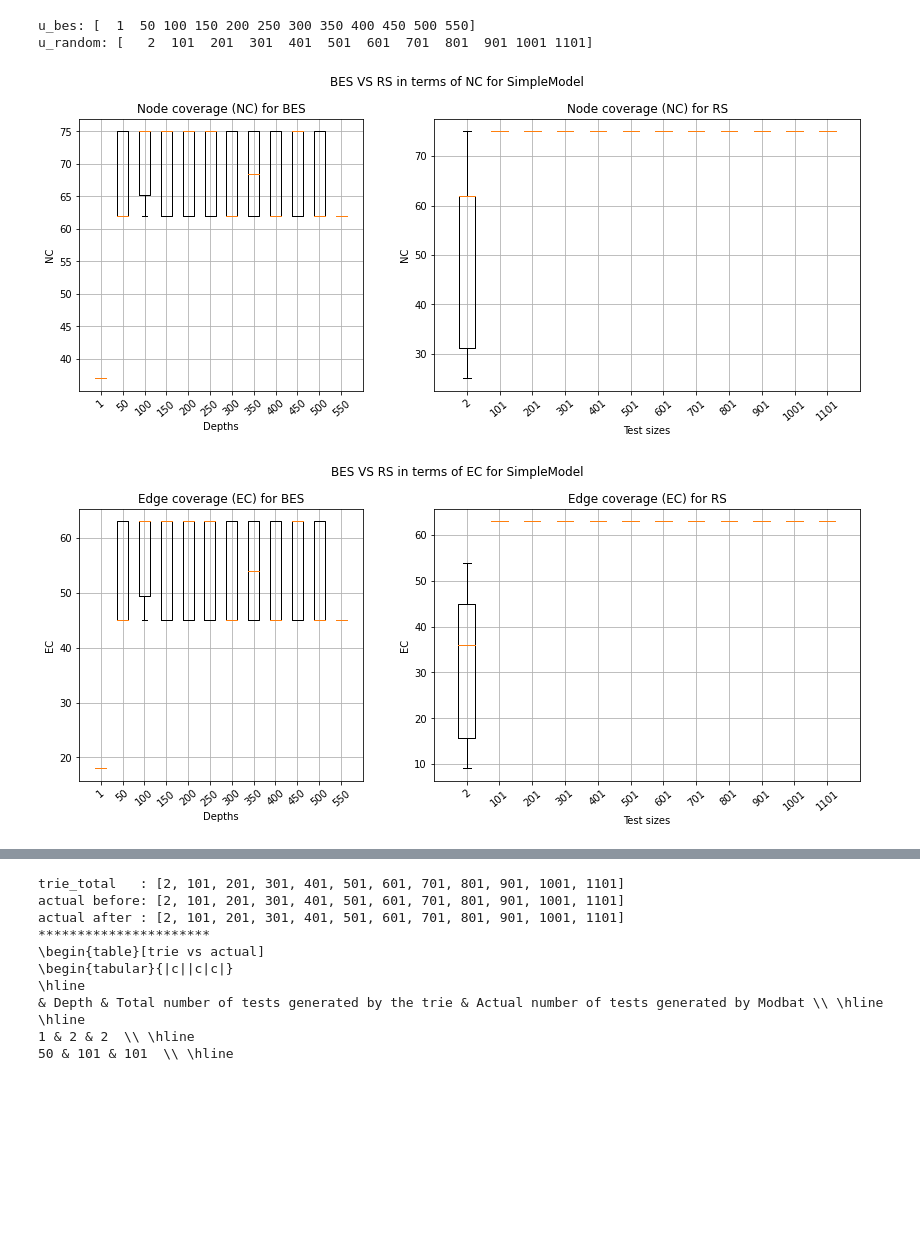
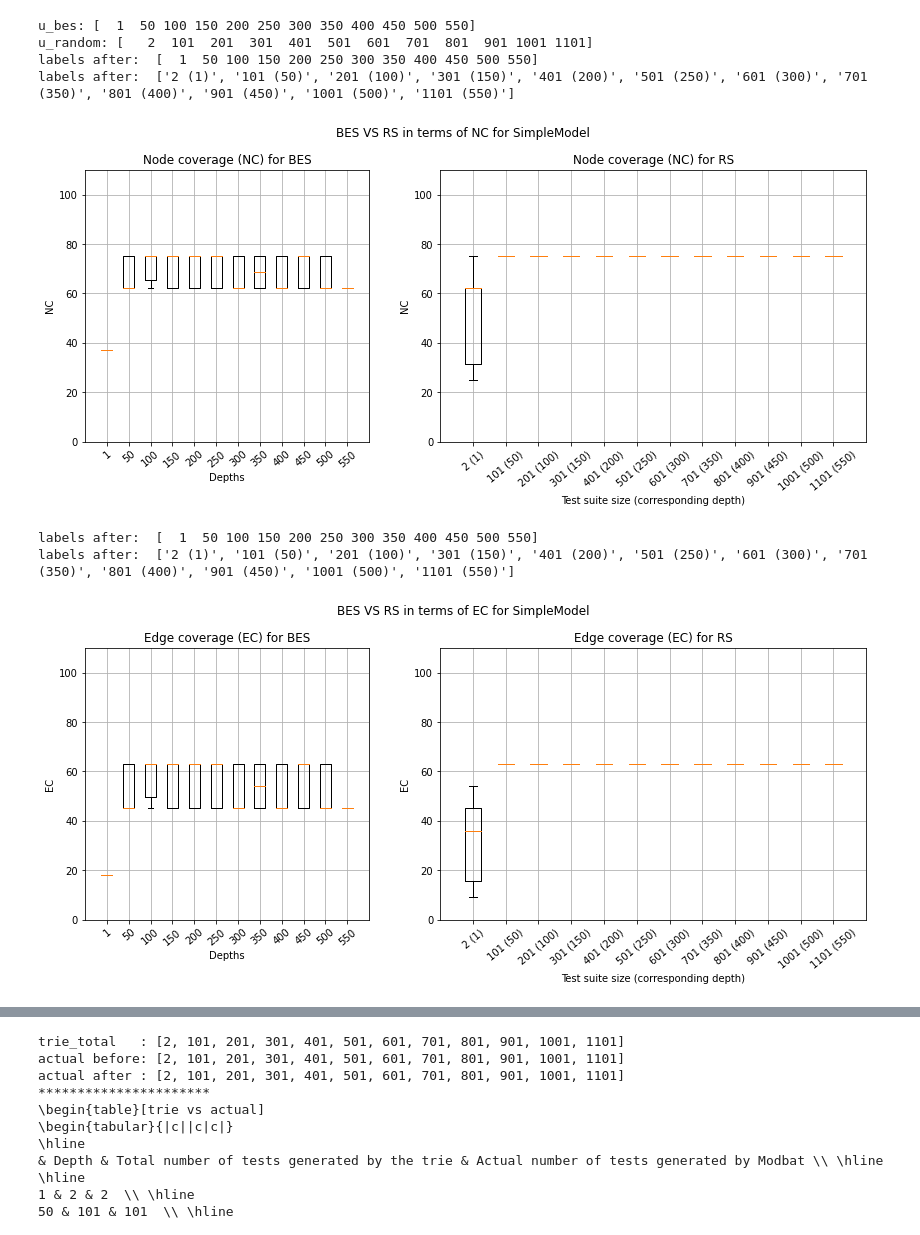
Before and after one commit to nour95/analysis, a Jupyter notebook: simple_cov/analysis/plot_SimpleModel_csv.ipynb, the cells around one changed output, grey strips where cells are left out. Cells and saved outputs as stored; diff of their text form; code cells hidden in the pictures; blank space fills up the shorter version.

Commit message:
re labeling all cov models

```diff
--- a/simple_cov/analysis/plot_SimpleModel_csv.ipynb
+++ b/simple_cov/analysis/plot_SimpleModel_csv.ipynb
@@ -14,37 +14,43 @@ bes_csv, random_csv, u_bes, u_random =  get_csv_unique(model_name, loopOpt)
 
 #nc
 data_map = {
+    'need_y_limit' : True,
     'need_positions' : False,
     'need_xtick' : True,
     'model_name': model_name,
     'loopOpt': bool_to_str(loopOpt),
 
     'bes_title': 'Node coverage (NC) for BES',
     'rand_title': 'Node coverage (NC) for RS',
 
     'x_bes_label': 'Depths',
-    'x_rand_label': 'Test sizes',
+    'x_rand_label': 'Test suite size (corresponding depth)',
 
     'y_bes_label': 'NC',
     'y_rand_label': 'NC',
 
     'x_bes_lim': 13,
     'x_rand_lim' : 13,
+
+    'y_bes_lim': 110,
+    'y_rand_lim' : 110,
 
     'width_bes_ratio': 1,
     'width_rand_ratio': 1.5,
 
     'distance_to_figures': 1,
     'fig_width': 14
 
 }
 
 
 compare_bes_rand_given_y(bes_csv, random_csv, 'depth', 'requested_size', 'nc', u_bes, u_random, data_map)
 # %% [output]
 u_bes: [  1  50 100 150 200 250 300 350 400 450 500 550]
 u_random: [   2  101  201  301  401  501  601  701  801  901 1001 1101]
+labels after:  [  1  50 100 150 200 250 300 350 400 450 500 550]
+labels after:  ['2 (1)', '101 (50)', '201 (100)', '301 (150)', '401 (200)', '501 (250)', '601 (300)', '701 (350)', '801 (400)', '901 (450)', '1001 (500)', '1101 (550)']
-[figure, old version]
+[figure, new version]
 # %%
 # ec
 coverage = 'EC'
@@ -60,7 +66,9 @@ data_map['y_rand_label'] = coverage
 compare_bes_rand_given_y(bes_csv, random_csv, 'depth', 'requested_size', coverage.lower(),
                          u_bes, u_random, data_map)
 # %% [output]
+labels after:  [  1  50 100 150 200 250 300 350 400 450 500 550]
+labels after:  ['2 (1)', '101 (50)', '201 (100)', '301 (150)', '401 (200)', '501 (250)', '601 (300)', '701 (350)', '801 (400)', '901 (450)', '1001 (500)', '1101 (550)']
-[figure, old version]
+[figure, new version]
 # %%
 # bc
 coverage = 'BC'  #TODO here bc are the same
```
Also changed, not shown: parts of 10 cells of this notebook, 44 other files.
